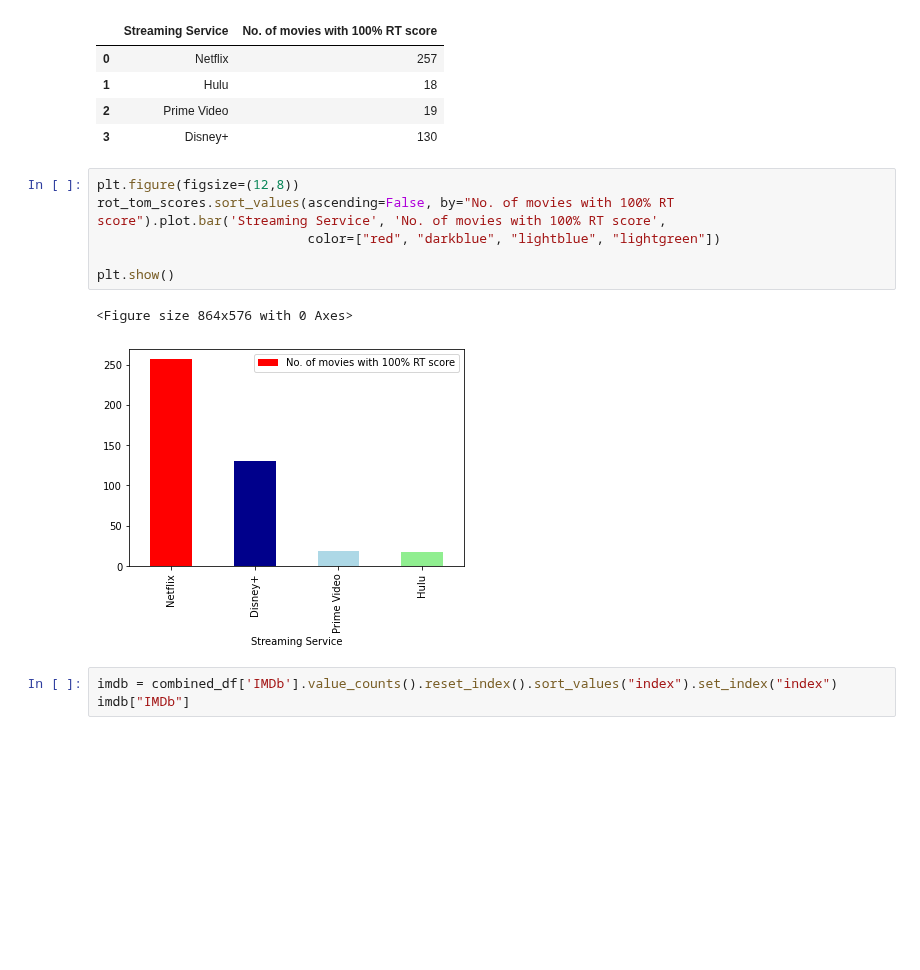
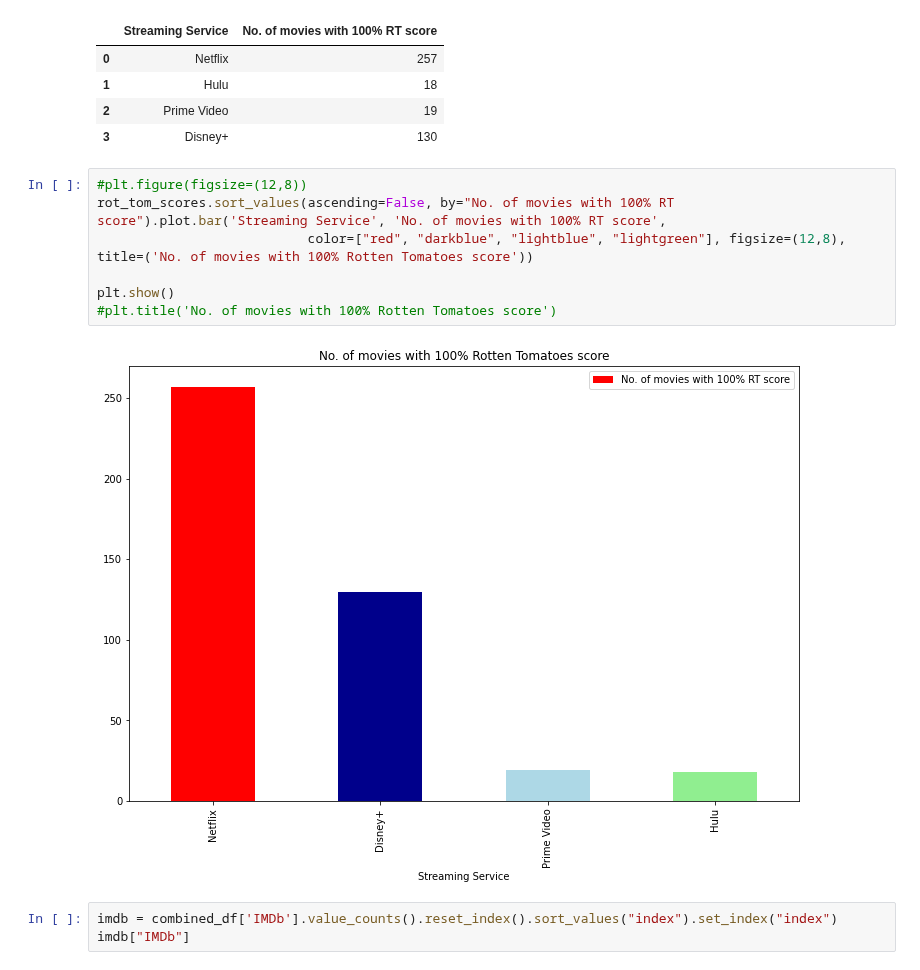
Before and after one commit to jacance/streaming-service-analysis, a Jupyter notebook: huluprimeflix_tara.ipynb, the cells around one changed output. Saved outputs shown, nothing was run; the diff lists cells and outputs as text; blank space fills up the shorter version.

Commit message:
customised the plots for only USA region

```diff
--- a/huluprimeflix_tara.ipynb
+++ b/huluprimeflix_tara.ipynb
@@ -551,14 +570,14 @@ rot_tom_scores
 | 2 | Prime Video | 19 |
 | 3 | Disney+ | 130 |
 # %%
-plt.figure(figsize=(12,8))
+#plt.figure(figsize=(12,8))
 rot_tom_scores.sort_values(ascending=False, by="No. of movies with 100% RT score").plot.bar('Streaming Service', 'No. of movies with 100% RT score',
-                           color=["red", "darkblue", "lightblue", "lightgreen"])
+                           color=["red", "darkblue", "lightblue", "lightgreen"], figsize=(12,8), title=('No. of movies with 100% Rotten Tomatoes score'))
 
 plt.show()
+#plt.title('No. of movies with 100% Rotten Tomatoes score')
 # %% [output]
-<Figure size 864x576 with 0 Axes>
-[figure, old version]
+[figure, new version]
 # %%
 imdb = combined_df['IMDb'].value_counts().reset_index().sort_values("index").set_index("index")
 imdb["IMDb"]
```
Also changed, not shown: parts of 13 cells of this notebook.
